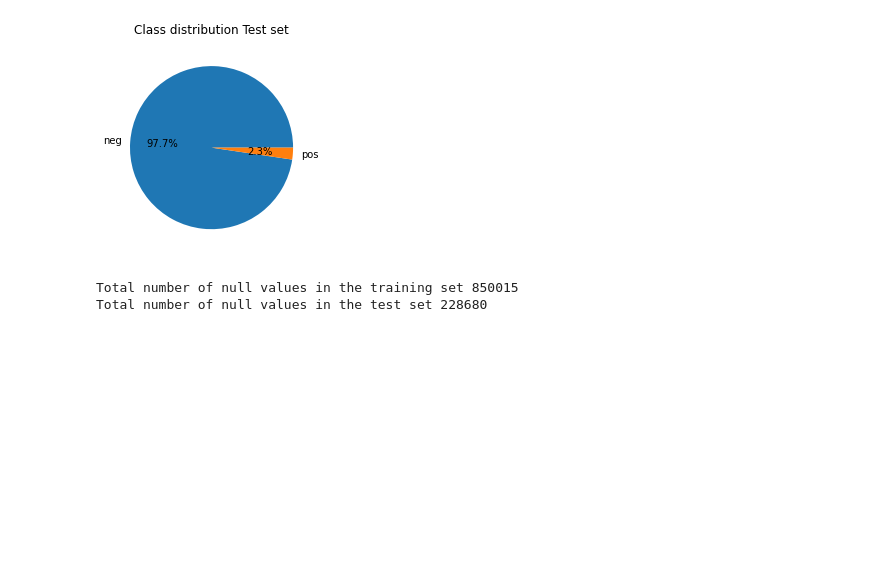
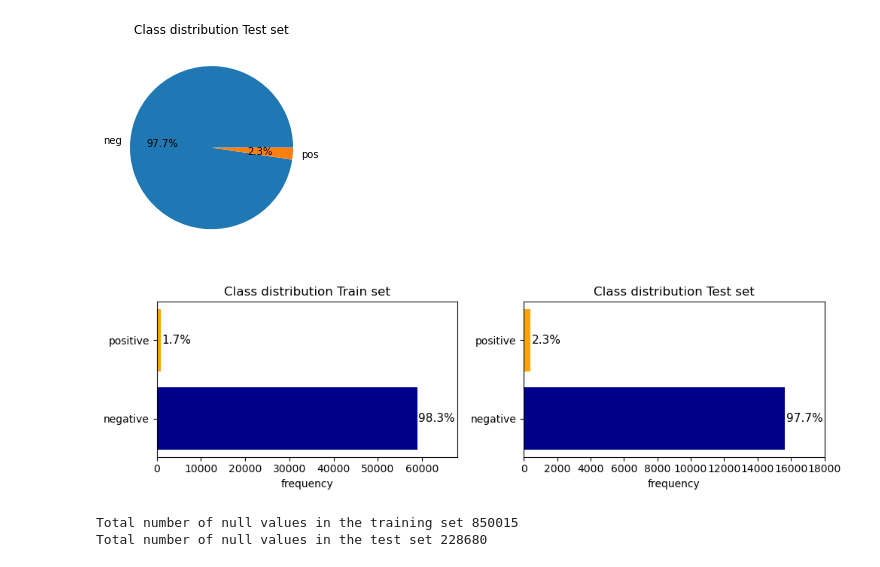
Before and after one commit to FranciscaAlliende/APS-Failure-at-Scania-Trucks, a Jupyter notebook: Data Description.ipynb, the cells around one changed output. Cells and saved outputs as stored; diff of their text form; code cells hidden in the pictures; blank space fills up the shorter version.

```diff
--- a/Data Description.ipynb
+++ b/Data Description.ipynb
@@ -69,3 +70,7 @@ plt.savefig("figures/class_dist_train.png", bbox_inches = "tight")
 plt.show()
 # %% [output]
 [figure]
+# %%
+for i, v in enumerate(sizes):
+    print(i, v)
+    ax.text(v + 100, i, str(v), color='black', fontsize=11, ha='left', va='center')
@@ -90,6 +98,36 @@ plt.savefig("figures/class_dist_test.png", bbox_inches = "tight")
 plt.show()
 # %% [output]
 [figure]
+# %%
+plt.rcdefaults()
+fig, (ax1, ax2) = plt.subplots(1,2, figsize=(10,3))
+
+colors = ["darkblue", "orange"]
+labels = ["negative", "positive"]
+sizes = [list(classes_train)[0], list(classes_train)[1]]
+per = [str(round((list(classes_train)[0]/sum(classes_train))*100, 1)) +"%",
+       str(round((list(classes_train)[1]/sum(classes_train))*100, 1)) + "%"]
+ax1.barh(y=labels, width=sizes, color=colors)
+ax1.set_xlim(0, 68000)
+for i, v in enumerate(sizes):
+    ax1.text(v + 100, i, per[i], color='black', fontsize=11, ha='left', va='center')
+ax1.set_title("Class distribution Train set")
+ax1.set_xlabel("frequency")
+
+sizes2 = [list(classes_test)[0], list(classes_test)[1]]
+per2 = [str(round((list(classes_test)[0]/sum(classes_test))*100, 1)) +"%",
+       str(round((list(classes_test)[1]/sum(classes_test))*100, 1)) + "%"]
+ax2.barh(y=labels, width=sizes2, color=colors)
+ax2.set_xlim(0, 18000)
+for i, v in enumerate(sizes2):
+    ax2.text(v + 100, i, per2[i], color='black', fontsize=11, ha='left', va='center')
+ax2.set_title("Class distribution Test set")
+ax2.set_xlabel("frequency")
+
+plt.tight_layout()
+plt.savefig("figures/class_bars.png", bbox_inches = "tight")
+# %% [output]
+[figure, added]
 # %%
 # Null values
 T1 = train
```
Also changed, not shown: parts of 10 cells of this notebook.
